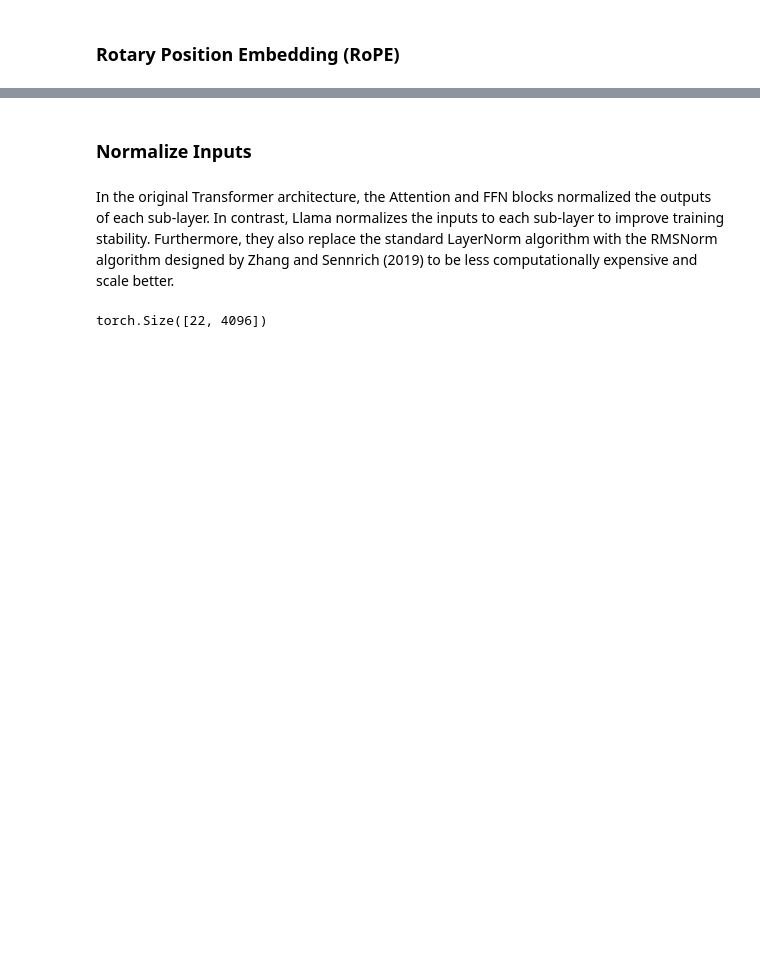
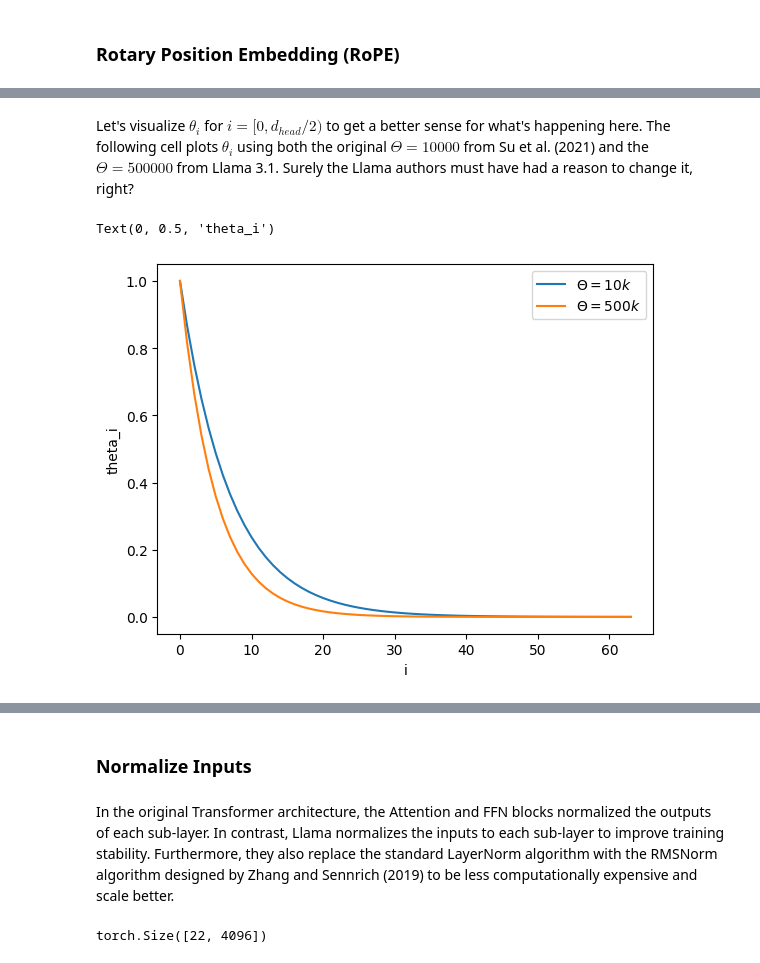
Before and after one commit to stickshift/stickshift.github.io, a Jupyter notebook: posts/2024-09-16-llama/2024-09-16-llama.ipynb, the cells around one changed output, grey strips where cells are left out. Cells and saved outputs as stored; diff of their text form; code cells hidden in the pictures; blank space fills up the shorter version.

```diff
--- a/posts/2024-09-16-llama/2024-09-16-llama.ipynb
+++ b/posts/2024-09-16-llama/2024-09-16-llama.ipynb
@@ -558,0 +454,16 @@ The flowchart below enumerates the steps we'll walk through to calculate $\mathb
+# %% [markdown]
+Let's visualize $\theta_i$ for $i = [0, d_{head}/2)$ to get a better sense for what's happening here. The following cell plots $\theta_i$ using both the original $\Theta = 10000$ from Su et al. (2021) and the $\Theta = 500000$ from Llama 3.1. Surely the Llama authors must have had a reason to change it, right?
+# %%
+i = torch.arange(config.d_head//2)
+
+thetas = 10000 ** (-2*i / config.d_head)
+sns.lineplot(x=i, y=thetas, label=f"$\Theta=10k$")
+
+thetas = 500000 ** (-2*i / config.d_head)
+sns.lineplot(x=i, y=thetas, label=f"$\Theta=500k$")
+
+plt.xlabel("i")
+plt.ylabel("theta_i")
+# %% [output]
+Text(0, 0.5, 'theta_i')
+[figure, added]
```
Also changed, not shown: parts of 50 cells of this notebook, 7 other files.
